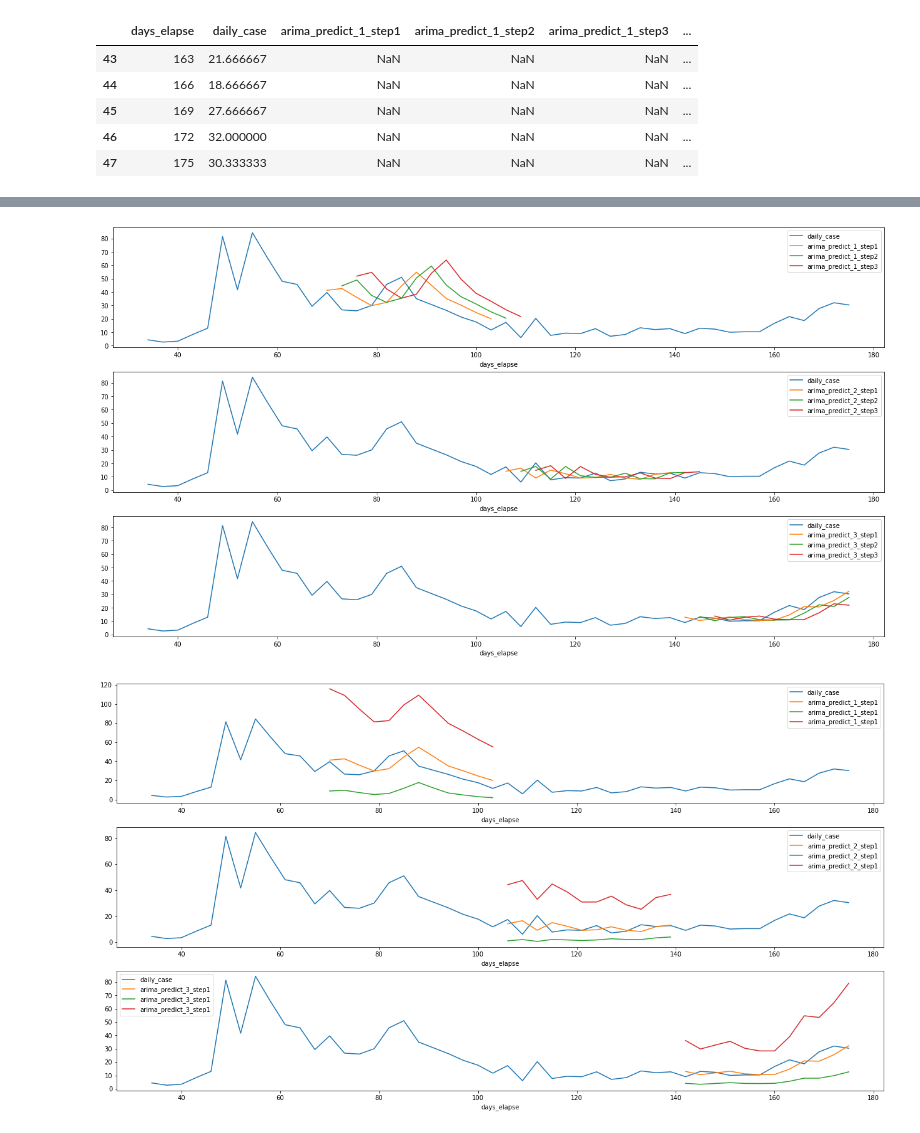
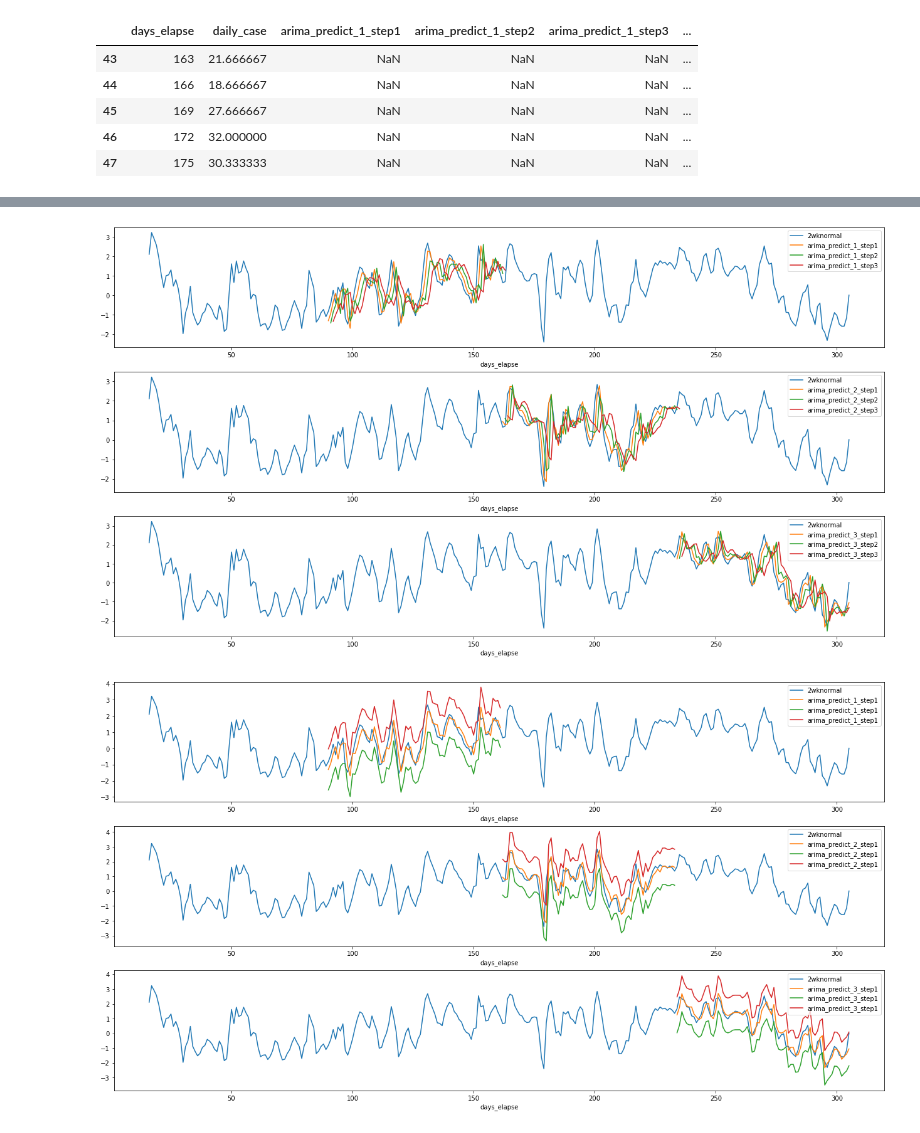
Before and after one commit to WraySmith/COVID_learning, a Jupyter notebook: covid_stats_update.ipynb, the cells around one changed output, grey strips where cells are left out. Saved outputs shown, nothing was run; the diff lists cells and outputs as text; code cells hidden in the pictures.

```diff
--- a/covid_stats_update.ipynb
+++ b/covid_stats_update.ipynb
@@ -481,8 +366,0 @@ q_values = range(0,6)
-# %%
-# grid search for each of the 3 train test splits
-warnings.filterwarnings("ignore")
-for train_index, test_index in splits_3day.split(covid_3day['daily_case']):
-    train = covid_3day['daily_case'][train_index]
-    test = covid_3day['daily_case'][test_index]
-    temp_results = grid_ARIMA_models(train, test, p_values, d_values, q_values)
-    pdq_heat(temp_results)
@@ -614,7 +492,7 @@ def multistep_forecast(splits, df, data_col, arima_order, forecast_steps, confid
                 out_low_data.iloc[:,start+i] = out_low_data.iloc[:,start+i].shift(i)
                 out_high_data.iloc[:,start+i] = out_high_data.iloc[:,start+i].shift(i)
             # create the temp df for rmse comparison and append calculated rmse
-            temp_df = pd.concat([out_data.iloc[:, start+i], out_data.loc[:,'daily_case']], axis = 1)
+            temp_df = pd.concat([out_data.iloc[:, start+i], out_data.loc[:,'2wknormal']], axis = 1)
             temp_df.dropna(inplace = True)
             rmse = math.sqrt(mean_squared_error(temp_df.iloc[:, 0], temp_df.iloc[:, 1]))
             temp_rmse.append(rmse)
@@ -631,13 +509,13 @@ def multistep_forecast(splits, df, data_col, arima_order, forecast_steps, confid
         return out_data, out_rmse, out_low_data, out_high_data
 # %%
 # create a dataframe for the forecast comparison results
-covid_3day_forecast = covid_3day[['days_elapse', 'daily_case']].copy()
+covid_3day_forecast = other[['days_elapse', '2wknormal']].copy()
 # %%
 # evaluate a 3-day forecast
 covid_3day_forecast, rmse_3day_results, low_conf, high_conf = multistep_forecast(splits = splits_3day,
                                                                                  df = covid_3day_forecast,
-                                                                                 data_col = 'daily_case',
-                                                                                 arima_order = (1,1,0),
+                                                                                 data_col = '2wknormal',
+                                                                                 arima_order = (3,1,0),
                                                                                  forecast_steps = 3,
                                                                                  confidence = True)
 # %%
@@ -659,7 +537,7 @@ rmse_3day_results
 # %%
-compare_plot(covid_3day_forecast, index_col = 'days_elapse', labels = ["_1", "_2", "_3"], original = 'daily_case')
+compare_plot(covid_3day_forecast, index_col = 'days_elapse', labels = ["_1", "_2", "_3"], original = '2wknormal')
 # %% [output]
-[figure, old version]
+[figure, new version]
 # %%
 # plot to compare results from different prediction models
 def compare_conf(df, dflow, dfhigh, index_col, labels, original, step):
@@ -679,6 +557,6 @@ def compare_conf(df, dflow, dfhigh, index_col, labels, original, step):
         position += 1
     plt.show()
 # %%
-compare_conf(covid_3day_forecast, low_conf, high_conf, index_col = 'days_elapse', labels = ["_1", "_2", "_3"], original = 'daily_case', step = 1)
+compare_conf(covid_3day_forecast, low_conf, high_conf, index_col = 'days_elapse', labels = ["_1", "_2", "_3"], original = '2wknormal', step = 1)
 # %% [output]
-[figure, old version]
+[figure, new version]
```
Also changed, not shown: parts of 42 cells of this notebook.
